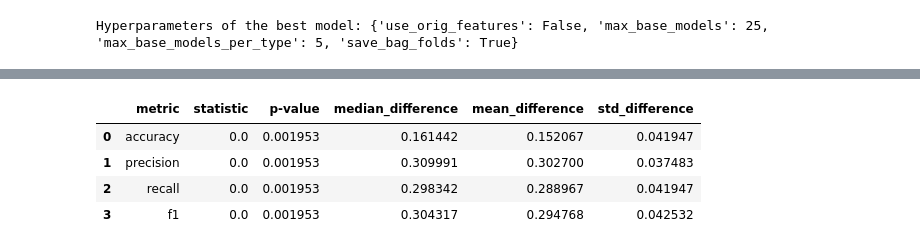
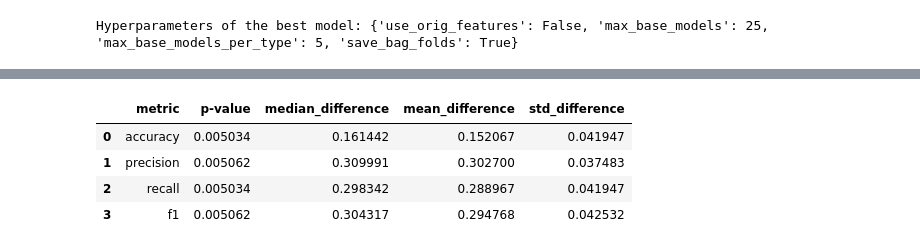
Before and after one commit to jalagrod/DL-ensemble-models-in-EDM, a Jupyter notebook: XAPI/DL.ipynb, the cells around one changed output, grey strips where cells are left out. Drawn from its saved outputs; the diff is of its cells as text; code cells hidden in the pictures.

Commit message:
updated p value test

```diff
--- a/XAPI/DL.ipynb
+++ b/XAPI/DL.ipynb
@@ -343,37 +343,36 @@ yu_et_al_metrics = {
 }
 
 # Dictionary to store Wilcoxon test results
 wilcoxon_results = []
 
 # Perform Wilcoxon Signed-Rank Test for each metric
 for metric in ['accuracy', 'precision', 'recall', 'f1']:
     if yu_et_al_metrics[metric] is not None:
         # Compute paired differences
         differences = df_metrics_by_fold[metric] - yu_et_al_metrics[metric]
         # Compute Wilcoxon test
-        stat, p_value = wilcoxon(differences)
+        stat, p_value = wilcoxon(differences, method='approx')
 
         # Compute descriptive statistics
         median_diff = np.median(differences)
         mean_diff = np.mean(differences)
         std_diff = np.std(differences)
 
         # Store results
         wilcoxon_results.append({
             'metric': metric,
-            'statistic': stat,
             'p-value': p_value,
             'median_difference': median_diff,
             'mean_difference': mean_diff,
             'std_difference': std_diff
         })
 
 # Convert results to DataFrame
 df_wilcoxon = pd.DataFrame(wilcoxon_results)
 df_wilcoxon
 # %% [output]
-|  | metric | statistic | p-value | median_difference | mean_difference | std_difference |
-| 0 | accuracy | 0.0 | 0.001953 | 0.161442 | 0.152067 | 0.041947 |
-| 1 | precision | 0.0 | 0.001953 | 0.309991 | 0.302700 | 0.037483 |
-| 2 | recall | 0.0 | 0.001953 | 0.298342 | 0.288967 | 0.041947 |
-| 3 | f1 | 0.0 | 0.001953 | 0.304317 | 0.294768 | 0.042532 |
+|  | metric | p-value | median_difference | mean_difference | std_difference |
+| 0 | accuracy | 0.005034 | 0.161442 | 0.152067 | 0.041947 |
+| 1 | precision | 0.005062 | 0.309991 | 0.302700 | 0.037483 |
+| 2 | recall | 0.005034 | 0.298342 | 0.288967 | 0.041947 |
+| 3 | f1 | 0.005062 | 0.304317 | 0.294768 | 0.042532 |
```
Also changed, not shown: parts of 5 cells of this notebook.
